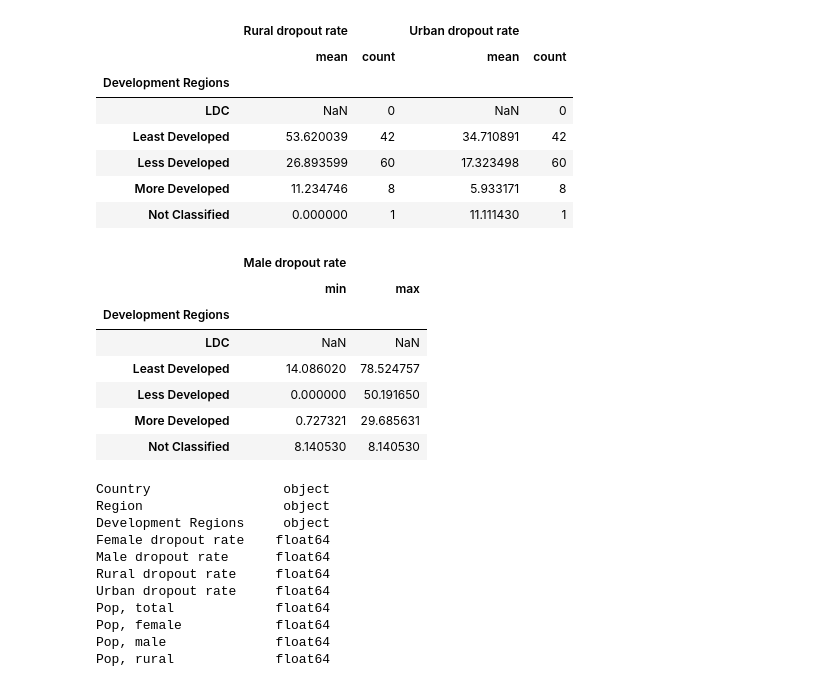
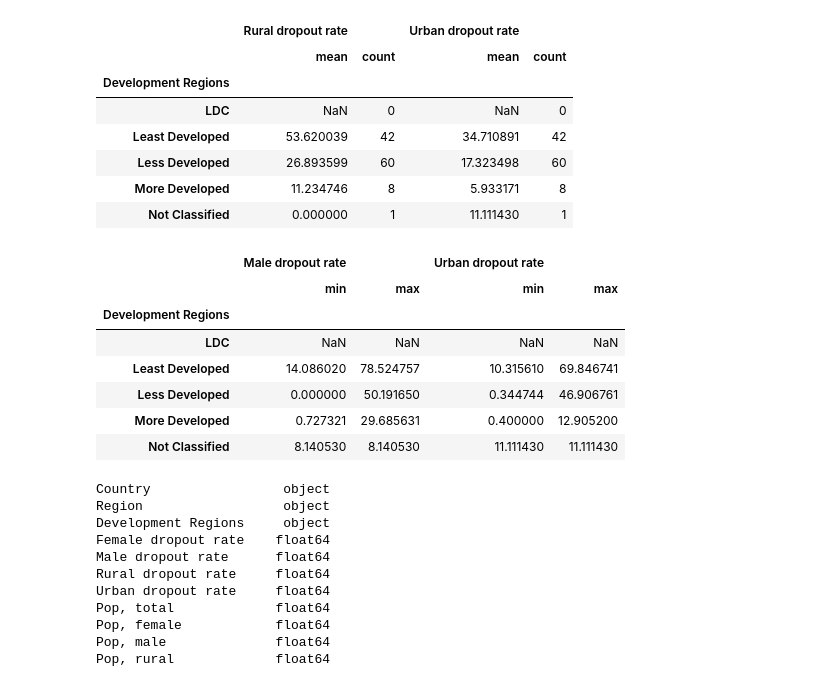
Before and after one commit to shimjide123/datman, a Jupyter notebook: PS2_Yu_Nong.ipynb, the cells around one changed output. Cells and saved outputs as stored; diff of their text form; code cells hidden in the pictures.

```diff
--- a/PS2_Yu_Nong.ipynb
+++ b/PS2_Yu_Nong.ipynb
@@ -175,16 +167,16 @@ dropout[['Development Regions','Rural dropout rate','Urban dropout rate']].group
 | More Developed | 11.234746 | 8 | 5.933171 | 8 |
 | Not Classified | 0.000000 | 1 | 11.111430 | 1 |
 # %%
-dropout.groupby('Development Regions').agg({'Male dropout rate':['min', 'max']})
+dropout.groupby('Development Regions').agg({'Male dropout rate':['min', 'max'],'Urban dropout rate':['min', 'max']})
 # %% [output]
-|  | Male dropout rate |  |
-|  | min | max |
-| Development Regions |  |  |
-| LDC | NaN | NaN |
-| Least Developed | 14.086020 | 78.524757 |
-| Less Developed | 0.000000 | 50.191650 |
-| More Developed | 0.727321 | 29.685631 |
-| Not Classified | 8.140530 | 8.140530 |
+|  | Male dropout rate |  | Urban dropout rate |  |
+|  | min | max | min | max |
+| Development Regions |  |  |  |  |
+| LDC | NaN | NaN | NaN | NaN |
+| Least Developed | 14.086020 | 78.524757 | 10.315610 | 69.846741 |
+| Less Developed | 0.000000 | 50.191650 | 0.344744 | 46.906761 |
+| More Developed | 0.727321 | 29.685631 | 0.400000 | 12.905200 |
+| Not Classified | 8.140530 | 8.140530 | 11.111430 | 11.111430 |
 # %%
 dropout.dtypes
 # %% [output]
```
Also changed, not shown: parts of 2 cells of this notebook.
